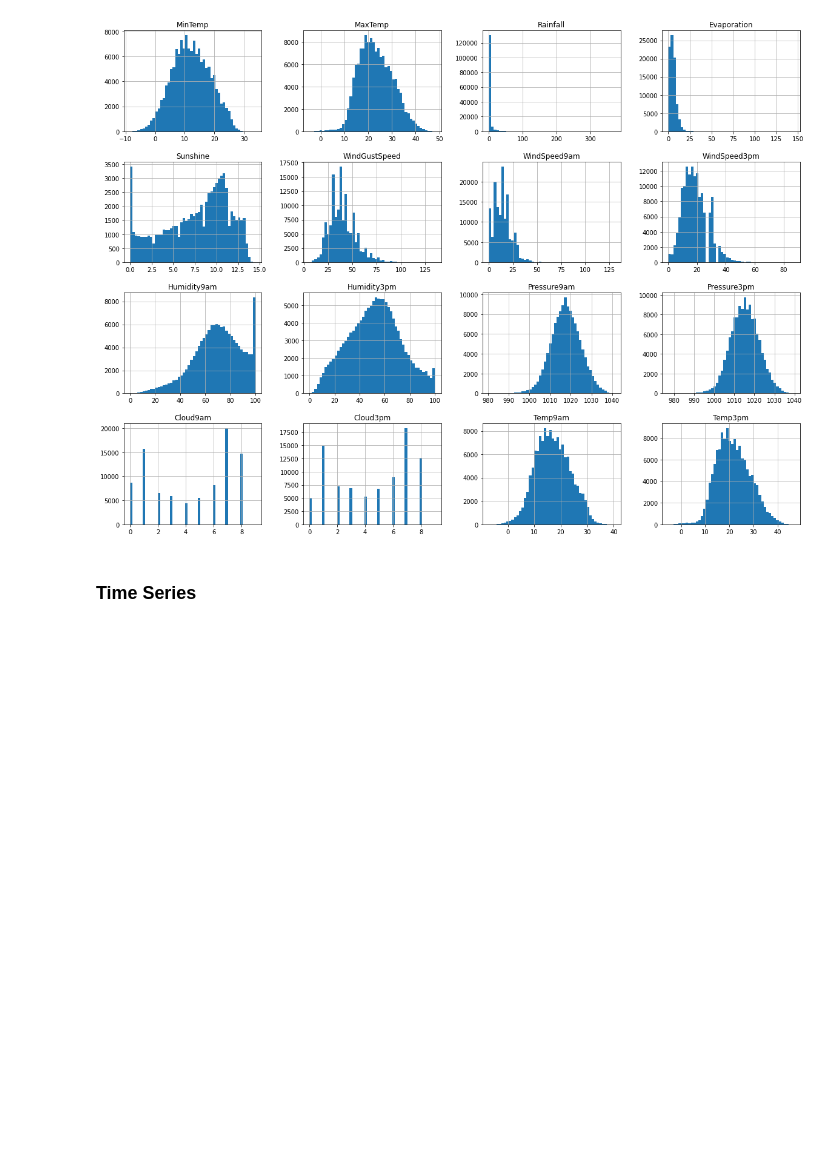
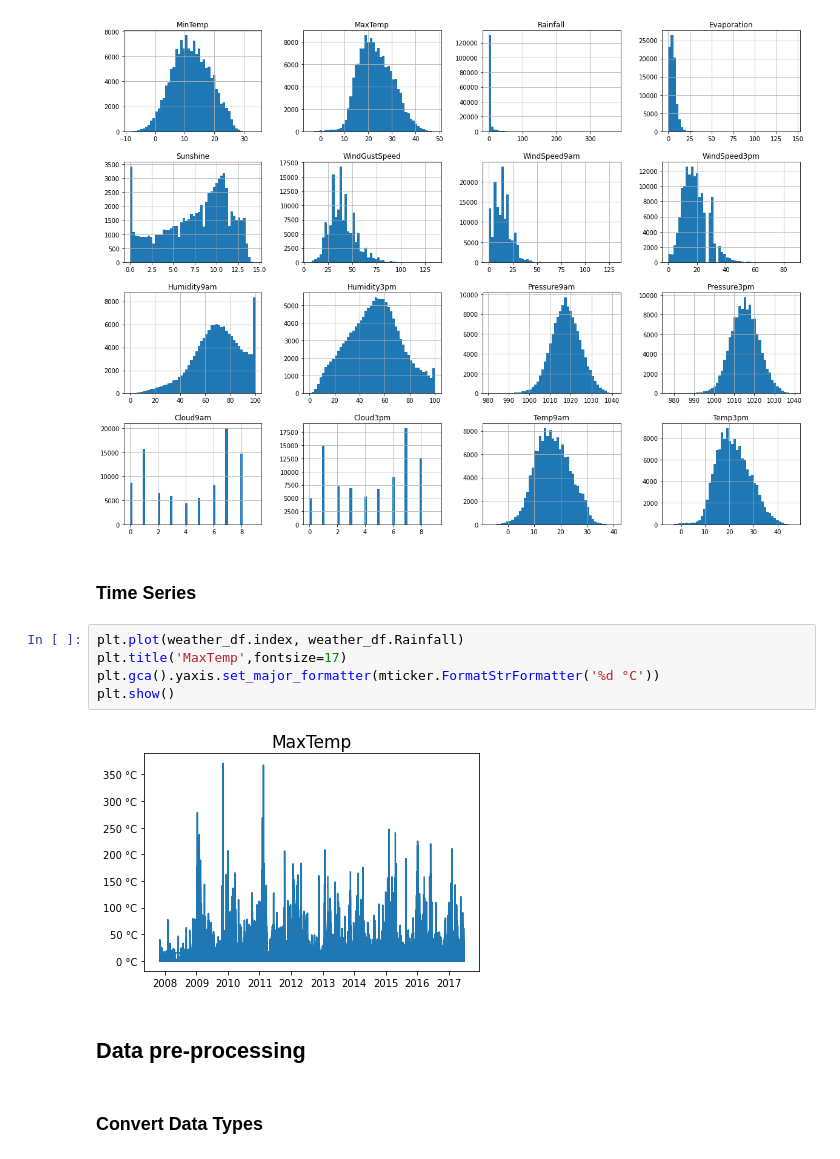
Before and after one commit to marlonrcfranco/weather-guru, a Jupyter notebook: weather_guru.ipynb, the cells around one changed output. Saved outputs shown, nothing was run; the diff lists cells and outputs as text; blank space fills up the shorter version.

```diff
--- a/weather_guru.ipynb
+++ b/weather_guru.ipynb
@@ -71,3 +85,14 @@ plt.show()
 [figure]
 # %% [markdown]
 ### Time Series
+# %%
+plt.plot(weather_df.index, weather_df.Rainfall)
+plt.title('MaxTemp',fontsize=17)
+plt.gca().yaxis.set_major_formatter(mticker.FormatStrFormatter('%d °C'))
+plt.show()
+# %% [output]
+[figure, added]
+# %% [markdown]
+## Data pre-processing
+# %% [markdown]
+### Convert Data Types
```
Also changed, not shown: parts of 14 cells of this notebook.
